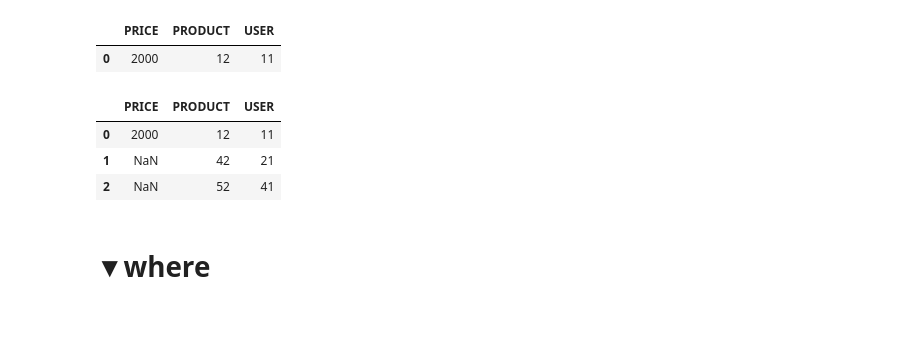
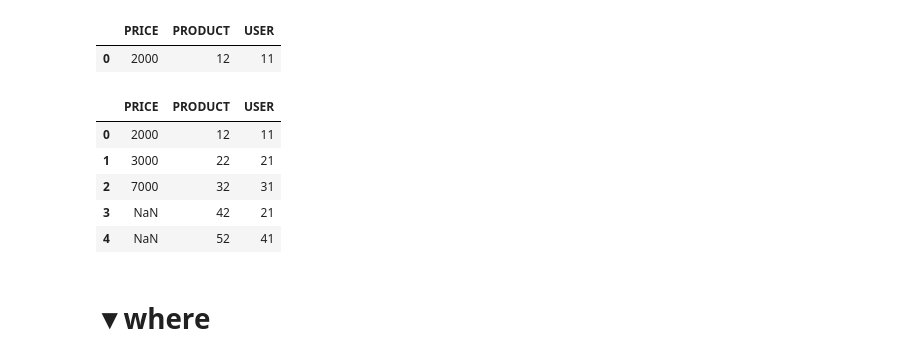
Before and after one commit to kinotsurayasu/python, a Jupyter notebook: Pandas.ipynb, the cells around one changed output. Drawn from its saved outputs; the diff is of its cells as text; code cells hidden in the pictures; blank space fills up the shorter version.

```diff
--- a/Pandas.ipynb
+++ b/Pandas.ipynb
@@ -232,12 +232,14 @@ pd.merge(df1,df2,left_on=['USER', 'PRODUCT'],right_on=['USER', 'PRODUCT'])
 |  | PRICE | PRODUCT | USER |
 | 0 | 2000 | 12 | 11 |
 # %%
-pd.merge(df1,df2,left_on=['USER', 'PRODUCT'],right_on=['USER', 'PRODUCT'],how='right')
+pd.merge(df1,df2,left_on=['USER', 'PRODUCT'],right_on=['USER', 'PRODUCT'],how='outer')
 # %% [output]
 |  | PRICE | PRODUCT | USER |
 | 0 | 2000 | 12 | 11 |
-| 1 | NaN | 42 | 21 |
-| 2 | NaN | 52 | 41 |
+| 1 | 3000 | 22 | 21 |
+| 2 | 7000 | 32 | 31 |
+| 3 | NaN | 42 | 21 |
+| 4 | NaN | 52 | 41 |
 # %% [markdown]
 # ▼where
 # %%
```
Also changed, not shown: parts of 7 cells of this notebook.
